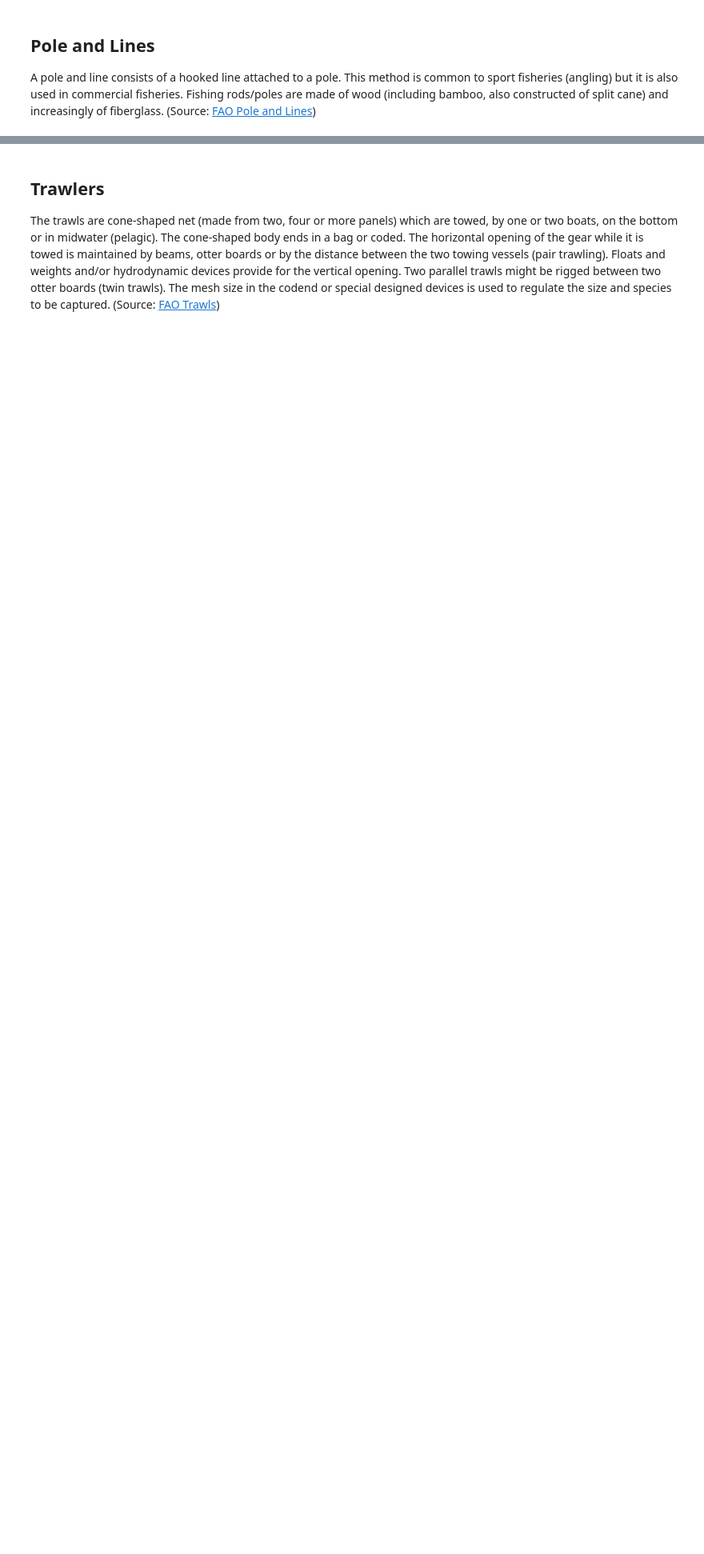
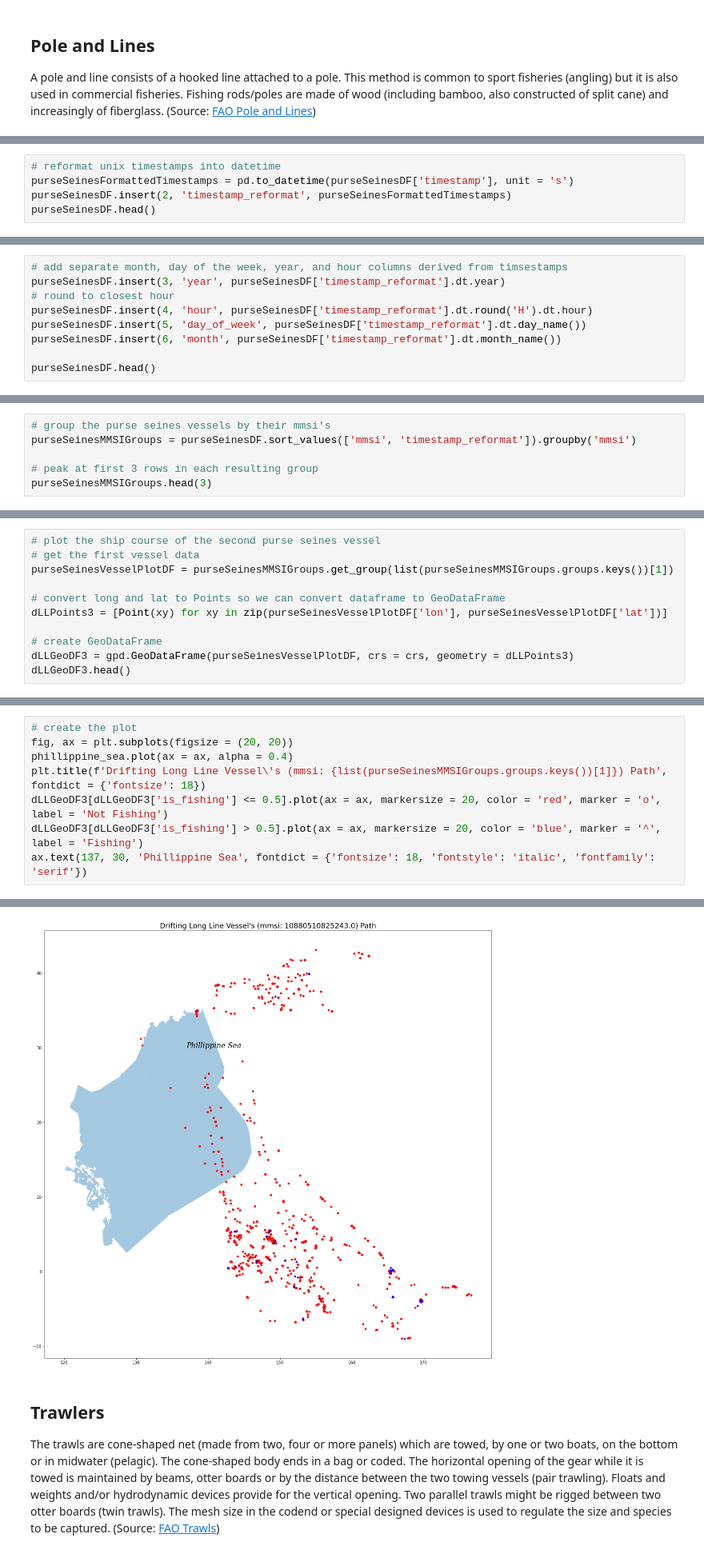
Before and after one commit to seankim658/Fishing-Detection, a Jupyter notebook: main-notebook.ipynb, the cells around one changed output, grey strips where cells are left out. Shown at 80% size. Cells and saved outputs as stored; diff of their text form; blank space fills up the shorter version.

```diff
--- a/main-notebook.ipynb
+++ b/main-notebook.ipynb
@@ -424,0 +691,5 @@ A purse seine is made of a long wall of netting framed with floatline and leadli
+# %%
+# reformat unix timestamps into datetime
+purseSeinesFormattedTimestamps = pd.to_datetime(purseSeinesDF['timestamp'], unit = 's')
+purseSeinesDF.insert(2, 'timestamp_reformat', purseSeinesFormattedTimestamps)
+purseSeinesDF.head()
@@ -424,0 +703,9 @@ A purse seine is made of a long wall of netting framed with floatline and leadli
+# %%
+# add separate month, day of the week, year, and hour columns derived from timsestamps
+purseSeinesDF.insert(3, 'year', purseSeinesDF['timestamp_reformat'].dt.year)
+# round to closest hour
+purseSeinesDF.insert(4, 'hour', purseSeinesDF['timestamp_reformat'].dt.round('H').dt.hour)
+purseSeinesDF.insert(5, 'day_of_week', purseSeinesDF['timestamp_reformat'].dt.day_name())
+purseSeinesDF.insert(6, 'month', purseSeinesDF['timestamp_reformat'].dt.month_name())
+
+purseSeinesDF.head()
@@ -424,0 +724,6 @@ A purse seine is made of a long wall of netting framed with floatline and leadli
+# %%
+# group the purse seines vessels by their mmsi's
+purseSeinesMMSIGroups = purseSeinesDF.sort_values(['mmsi', 'timestamp_reformat']).groupby('mmsi')
+
+# peak at first 3 rows in each resulting group
+purseSeinesMMSIGroups.head(3)
@@ -424,0 +744,11 @@ A purse seine is made of a long wall of netting framed with floatline and leadli
+# %%
+# plot the ship course of the second purse seines vessel
+# get the first vessel data
+purseSeinesVesselPlotDF = purseSeinesMMSIGroups.get_group(list(purseSeinesMMSIGroups.groups.keys())[1])
+
+# convert long and lat to Points so we can convert dataframe to GeoDataFrame
+dLLPoints3 = [Point(xy) for xy in zip(purseSeinesVesselPlotDF['lon'], purseSeinesVesselPlotDF['lat'])]
+
+# create GeoDataFrame
+dLLGeoDF3 = gpd.GeoDataFrame(purseSeinesVesselPlotDF, crs = crs, geometry = dLLPoints3)
+dLLGeoDF3.head()
@@ -424,0 +762,9 @@ A purse seine is made of a long wall of netting framed with floatline and leadli
+# %%
+# create the plot
+fig, ax = plt.subplots(figsize = (20, 20))
+phillippine_sea.plot(ax = ax, alpha = 0.4)
+plt.title(f'Drifting Long Line Vessel\'s (mmsi: {list(purseSeinesMMSIGroups.groups.keys())[1]}) Path', fontdict = {'fontsize': 18})
+dLLGeoDF3[dLLGeoDF3['is_fishing'] <= 0.5].plot(ax = ax, markersize = 20, color = 'red', marker = 'o', label = 'Not Fishing')
+dLLGeoDF3[dLLGeoDF3['is_fishing'] > 0.5].plot(ax = ax, markersize = 20, color = 'blue', marker = '^', label = 'Fishing')
+ax.text(137, 30, 'Phillippine Sea', fontdict = {'fontsize': 18, 'fontstyle': 'italic', 'fontfamily': 'serif'})
+# %% [output]
@@ -425,3 +772,4 @@ A purse seine is made of a long wall of netting framed with floatline and leadli
+[figure, added]
 # %% [markdown]
 ## Trawlers
 The trawls are cone-shaped net (made from two, four or more panels) which are towed, by one or two boats, on the bottom or in midwater (pelagic). The cone-shaped body ends in a bag or coded. The horizontal opening of the gear while it is towed is maintained by beams, otter boards or by the distance between the two towing vessels (pair trawling). Floats and weights and/or hydrodynamic devices provide for the vertical opening. Two parallel trawls might be rigged between two otter boards (twin trawls). The mesh size in the codend or special designed devices is used to regulate the size and species to be captured. (Source: [FAO Trawls](https://www.fao.org/fishery/en/geartype/103/en))
```
Also changed, not shown: parts of 54 cells of this notebook, 15 other files.
